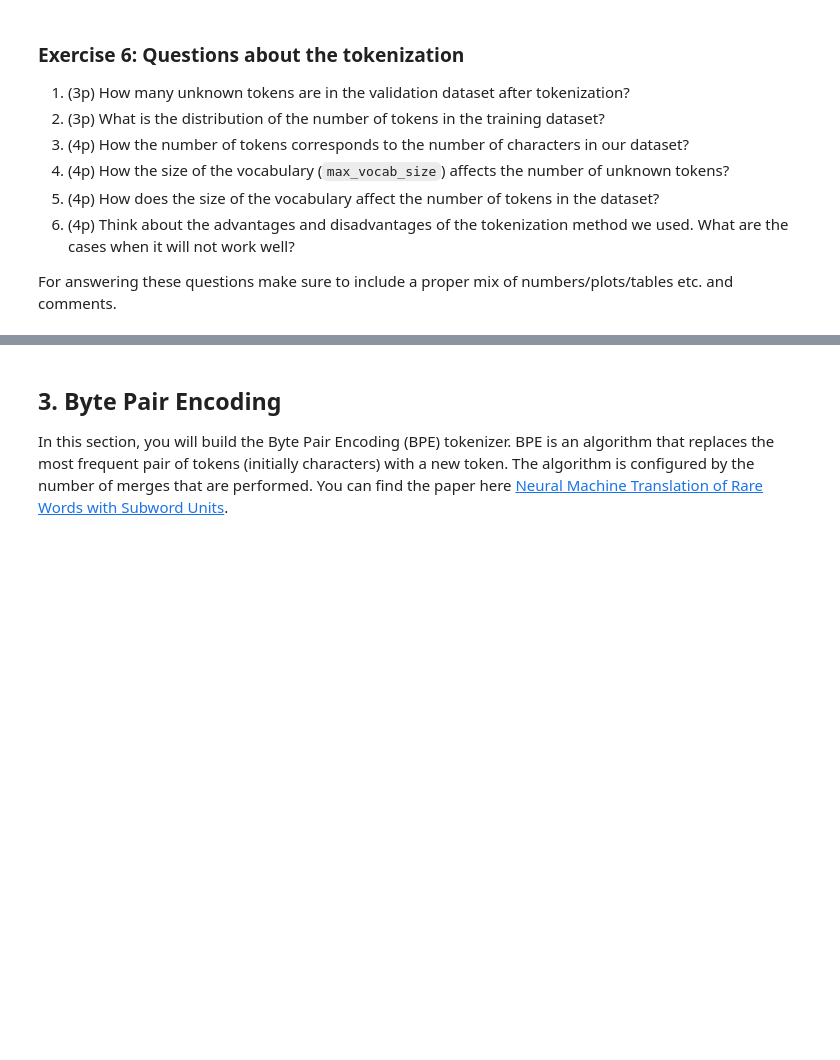
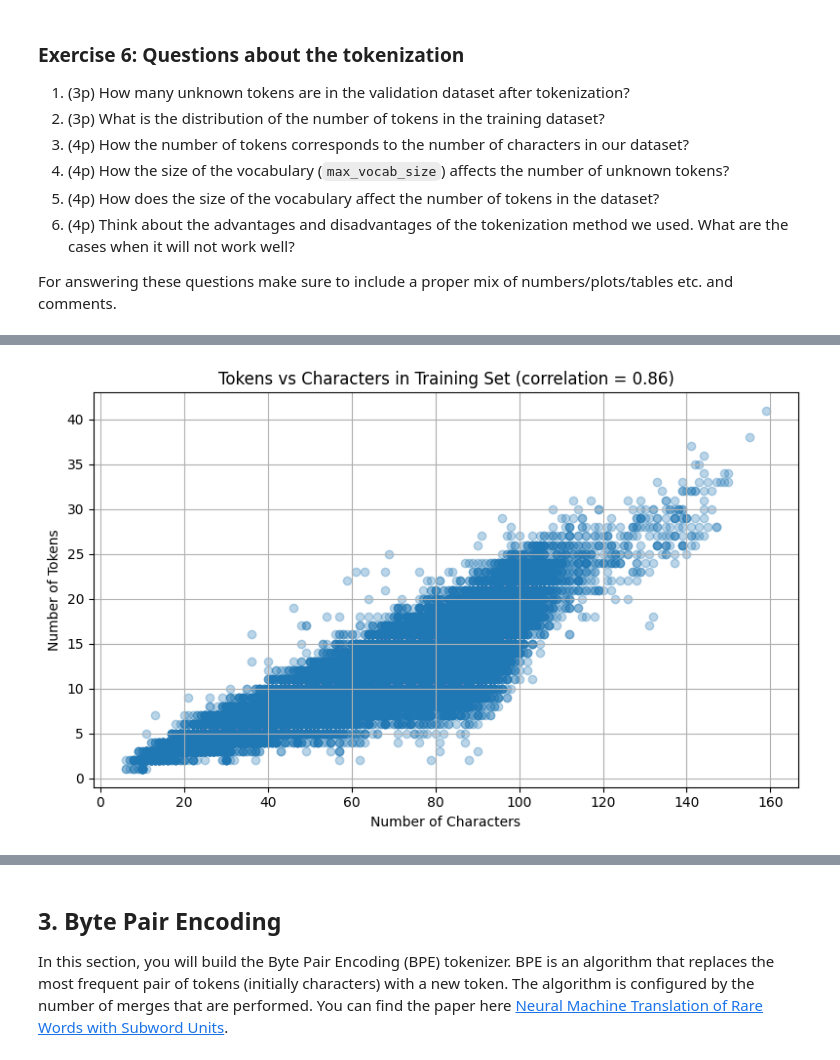
Before and after one commit to egeozm/NLP-Project, a Jupyter notebook: lab1_temp-checkpoint.ipynb, the cells around one changed output, grey strips where cells are left out. Cells and saved outputs as stored; diff of their text form; code cells hidden in the pictures; blank space fills up the shorter version.

```diff
--- a/lab1_temp-checkpoint.ipynb
+++ b/lab1_temp-checkpoint.ipynb
@@ -643,0 +717,27 @@ For answering these questions make sure to include a proper mix of numbers/plots
+# %%
+#QUestion 3
+num_tokens = []
+num_chars = []
+
+for example in tweet_ds["train"]:
+    num_tokens.append(len(example["tokens"]))
+    num_chars.append(len(example["clean"]))
+
+# Calculate correlation
+correlation = np.corrcoef(num_chars, num_tokens)[0, 1]
+
+# Scatter plot
+plt.figure(figsize=(8, 5))
+plt.scatter(num_chars, num_tokens, alpha=0.3)
+plt.xlabel("Number of Characters")
+plt.ylabel("Number of Tokens")
+plt.title(f"Tokens vs Characters in Training Set (correlation = {correlation:.2f})")
+plt.grid(True)
+plt.tight_layout()
+plt.show()
+
+#There's a strong relationship between characters and tokens.
+#The plot show a positive linear trend, as longer tweets tend to have more tokens.
+#However, some long tweets may have fewer tokens due to punctuation, and vice versa.
+# %% [output]
+[figure, added]
```
Also changed, not shown: parts of 35 cells of this notebook.
